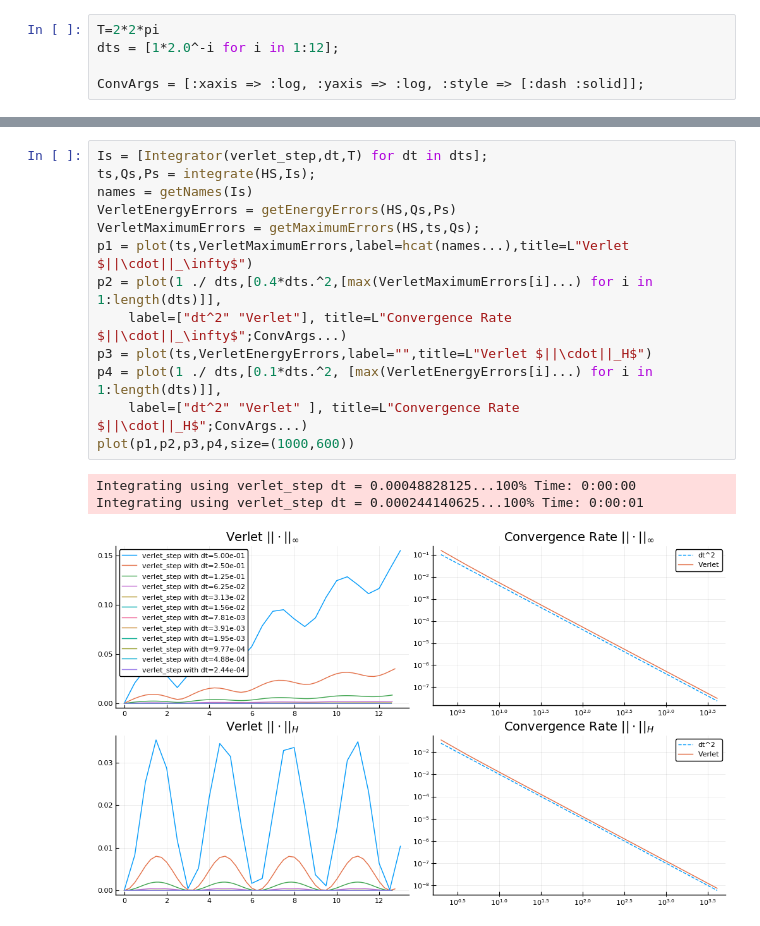
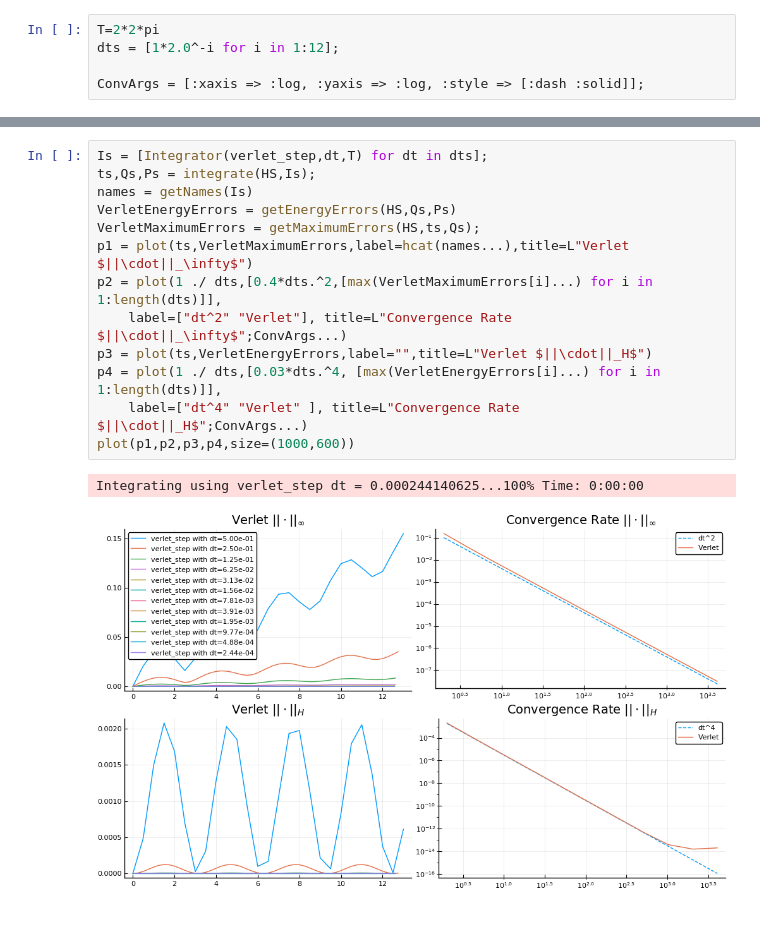
Before and after one commit to BoergeSt/HamiltonODE, a Jupyter notebook: Examples/Jupyter/Dahlquist-Convergence.ipynb, the cells around one changed output, grey strips where cells are left out. Cells and saved outputs as stored; diff of their text form.

```diff
--- a/Examples/Jupyter/Dahlquist-Convergence.ipynb
+++ b/Examples/Jupyter/Dahlquist-Convergence.ipynb
@@ -79,20 +78,19 @@ Integrating using theta_step dt = 0.000244140625...100% Time: 0:00:02
 # %%
 Is = [Integrator(verlet_step,dt,T) for dt in dts];
 ts,Qs,Ps = integrate(HS,Is);
 names = getNames(Is)
 VerletEnergyErrors = getEnergyErrors(HS,Qs,Ps)
 VerletMaximumErrors = getMaximumErrors(HS,ts,Qs);
 p1 = plot(ts,VerletMaximumErrors,label=hcat(names...),title=L"Verlet $||\cdot||_\infty$")
 p2 = plot(1 ./ dts,[0.4*dts.^2,[max(VerletMaximumErrors[i]...) for i in 1:length(dts)]],
     label=["dt^2" "Verlet"], title=L"Convergence Rate $||\cdot||_\infty$";ConvArgs...)
 p3 = plot(ts,VerletEnergyErrors,label="",title=L"Verlet $||\cdot||_H$")
-p4 = plot(1 ./ dts,[0.1*dts.^2, [max(VerletEnergyErrors[i]...) for i in 1:length(dts)]],
-    label=["dt^2" "Verlet" ], title=L"Convergence Rate $||\cdot||_H$";ConvArgs...)
+p4 = plot(1 ./ dts,[0.03*dts.^4, [max(VerletEnergyErrors[i]...) for i in 1:length(dts)]],
+    label=["dt^4" "Verlet" ], title=L"Convergence Rate $||\cdot||_H$";ConvArgs...)
 plot(p1,p2,p3,p4,size=(1000,600))
 # %% [output]
-Integrating using verlet_step dt = 0.00048828125...100% Time: 0:00:00
-Integrating using verlet_step dt = 0.000244140625...100% Time: 0:00:01
+Integrating using verlet_step dt = 0.000244140625...100% Time: 0:00:00
-[figure, old version]
+[figure, new version]
 # %%
 Is = [Integrator(rk4_step,dt,T) for dt in dts];
 ts,Qs,Ps = integrate(HS,Is);
```
Also changed, not shown: parts of 10 cells of this notebook, 1 other file.
